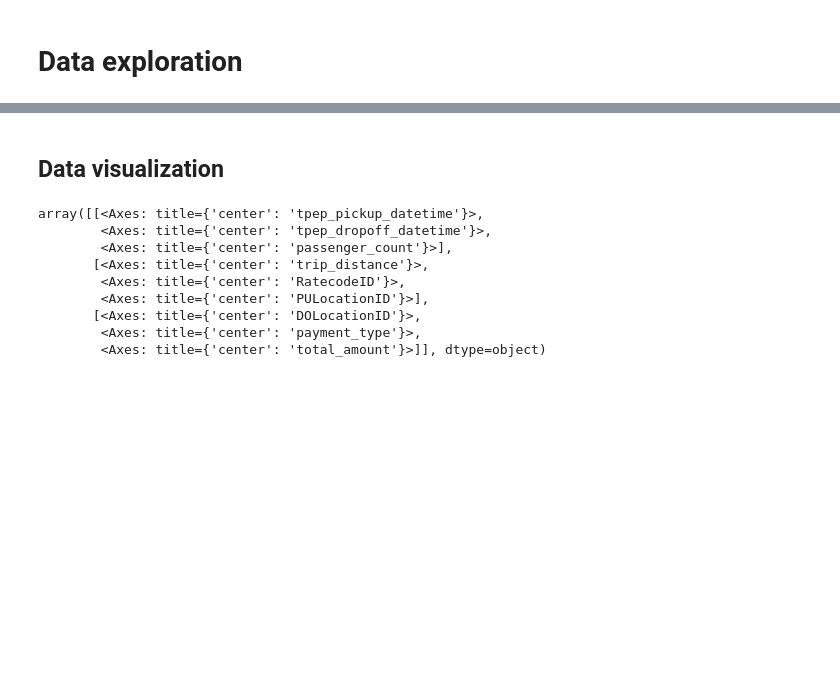
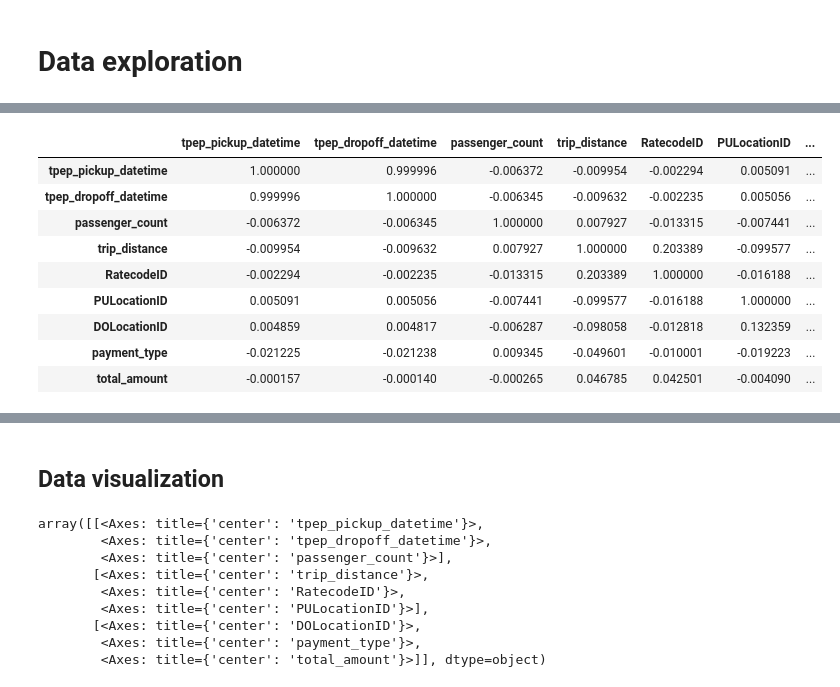
Before and after one commit to ebraheem002/nyc-taxi, a Jupyter notebook: presentable nootebook.ipynb, the cells around one changed output, grey strips where cells are left out. Cells and saved outputs as stored; diff of their text form; code cells hidden in the pictures; blank space fills up the shorter version.

```diff
--- a/presentable nootebook.ipynb
+++ b/presentable nootebook.ipynb
@@ -54,6 +65,19 @@ cols = ['tpep_pickup_datetime', 'tpep_dropoff_datetime',
         'DOLocationID', 'payment_type', 'total_amount']
 
 taxi_db=taxi_db[cols]
+# %%
+taxi_db.corr()
+# %% [output]
+|  | tpep_pickup_datetime | tpep_dropoff_datetime | passenger_count | trip_distance | RatecodeID | PULocationID | ... |
+| tpep_pickup_datetime | 1.000000 | 0.999996 | -0.006372 | -0.009954 | -0.002294 | 0.005091 | ... |
+| tpep_dropoff_datetime | 0.999996 | 1.000000 | -0.006345 | -0.009632 | -0.002235 | 0.005056 | ... |
+| passenger_count | -0.006372 | -0.006345 | 1.000000 | 0.007927 | -0.013315 | -0.007441 | ... |
+| trip_distance | -0.009954 | -0.009632 | 0.007927 | 1.000000 | 0.203389 | -0.099577 | ... |
+| RatecodeID | -0.002294 | -0.002235 | -0.013315 | 0.203389 | 1.000000 | -0.016188 | ... |
+| PULocationID | 0.005091 | 0.005056 | -0.007441 | -0.099577 | -0.016188 | 1.000000 | ... |
+| DOLocationID | 0.004859 | 0.004817 | -0.006287 | -0.098058 | -0.012818 | 0.132359 | ... |
+| payment_type | -0.021225 | -0.021238 | 0.009345 | -0.049601 | -0.010001 | -0.019223 | ... |
+| total_amount | -0.000157 | -0.000140 | -0.000265 | 0.046785 | 0.042501 | -0.004090 | ... |
 # %%
 print('Old size: %d' % len(taxi_db))
 taxi_db = taxi_db.dropna(how = 'any', axis = 'rows')
```
Also changed, not shown: parts of 21 cells of this notebook.
